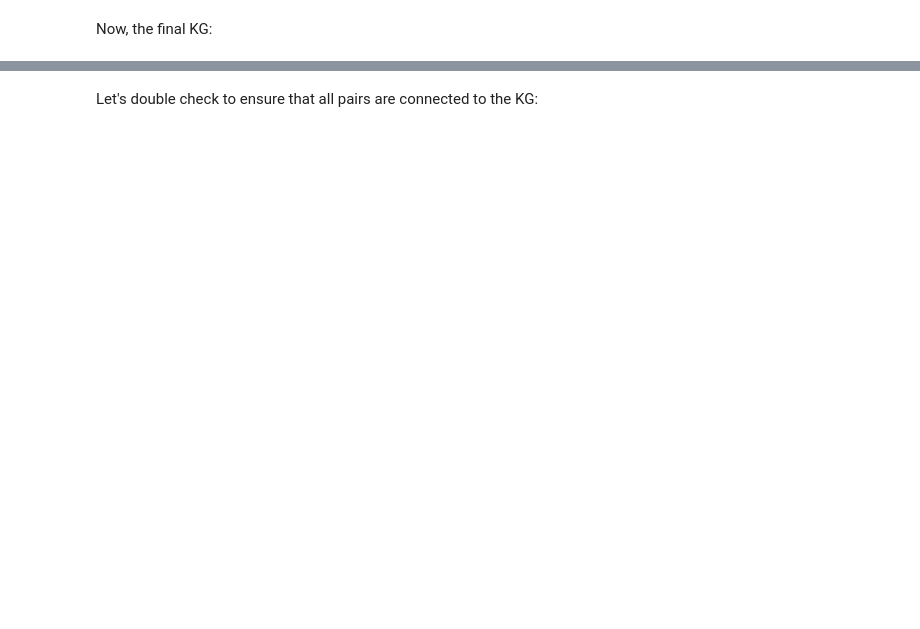
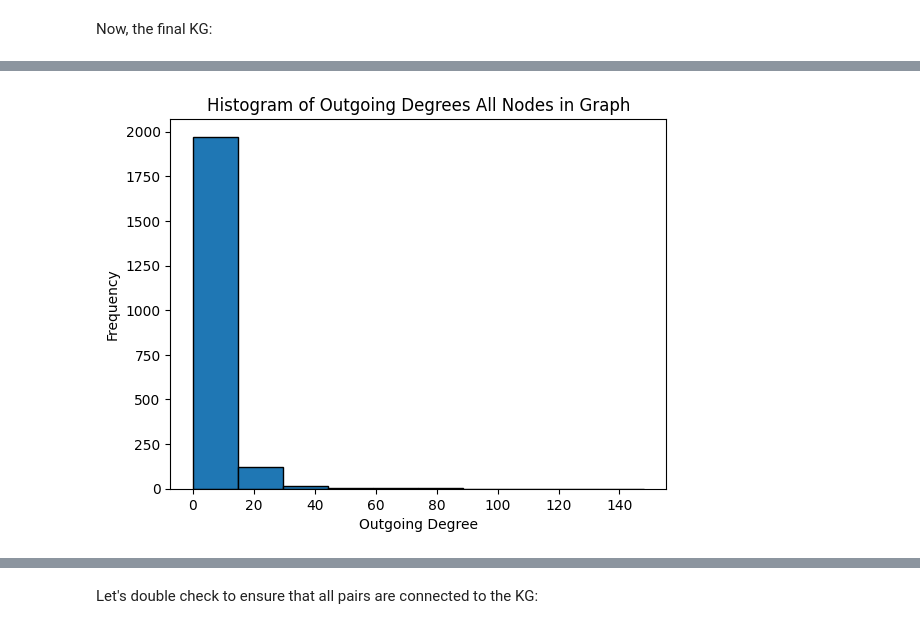
Before and after one commit to laurendelong21/MoA-Net, a Jupyter notebook: notebooks/generate_test_dataset.ipynb, the cells around one changed output, grey strips where cells are left out. Cells and saved outputs as stored; diff of their text form; code cells hidden in the pictures; blank space fills up the shorter version.

```diff
--- a/notebooks/generate_test_dataset.ipynb
+++ b/notebooks/generate_test_dataset.ipynb
@@ -348,0 +395,12 @@ final_kg_df.to_csv(f'{KG_DIR}/final_kg.tsv', sep='\t', index=False)
+# %%
+# Calculate outgoing degrees of nodes
+out_degrees = [G.out_degree(node) for node in G.nodes]
+
+# Plot histogram
+plt.hist(out_degrees, bins=10, edgecolor="black")
+plt.xlabel("Outgoing Degree")
+plt.ylabel("Frequency")
+plt.title("Histogram of Outgoing Degrees All Nodes in Graph")
+plt.show()
+# %% [output]
+[figure, added]
```
Also changed, not shown: parts of 55 cells of this notebook, 3 other files.
